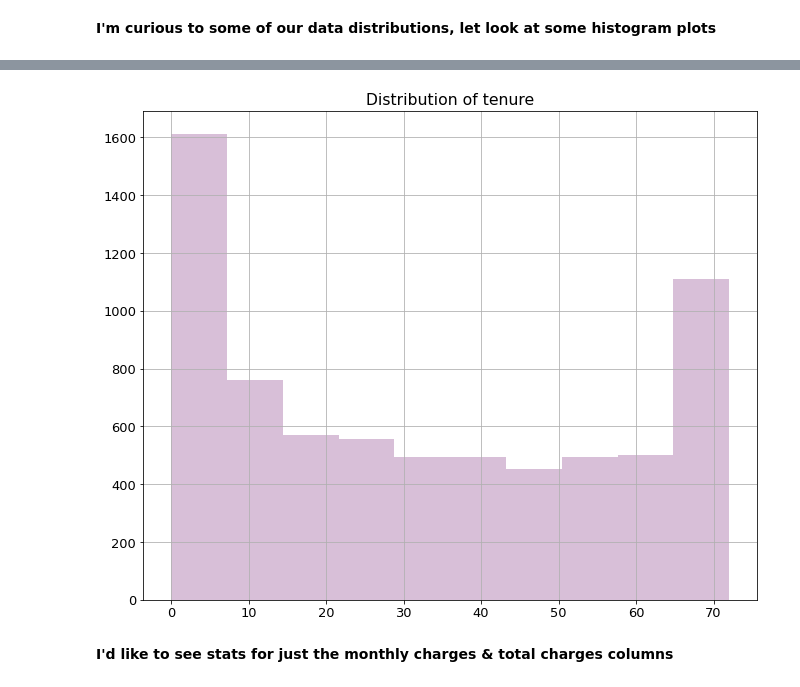
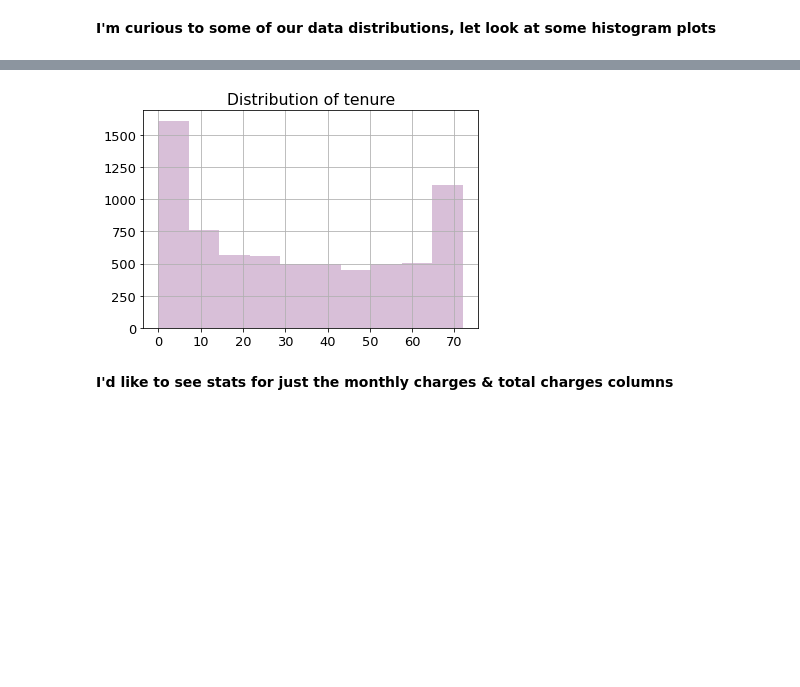
Before and after one commit to DBerchelmann/telco_classification_project, a Jupyter notebook: telco_classification_final-notebook.ipynb, the cells around one changed output, grey strips where cells are left out. Saved outputs shown, nothing was run; the diff lists cells and outputs as text; code cells hidden in the pictures; blank space fills up the shorter version.

```diff
--- a/telco_classification_final-notebook.ipynb
+++ b/telco_classification_final-notebook.ipynb
@@ -145,10 +164,10 @@ plt.show()
 # %%
-df['tenure'].hist(color='thistle')
+df['tenure'].hist(color='thistle', figsize=(6,4))
 
 plt.title('Distribution of tenure')
 plt.show()
 # %% [output]
-[figure, old version]
+[figure, new version]
 # %% [markdown]
 <b>I'd like to see stats for just the monthly charges & total charges columns</b>
 # %%
```
Also changed, not shown: parts of 47 cells of this notebook, 4 other files.
